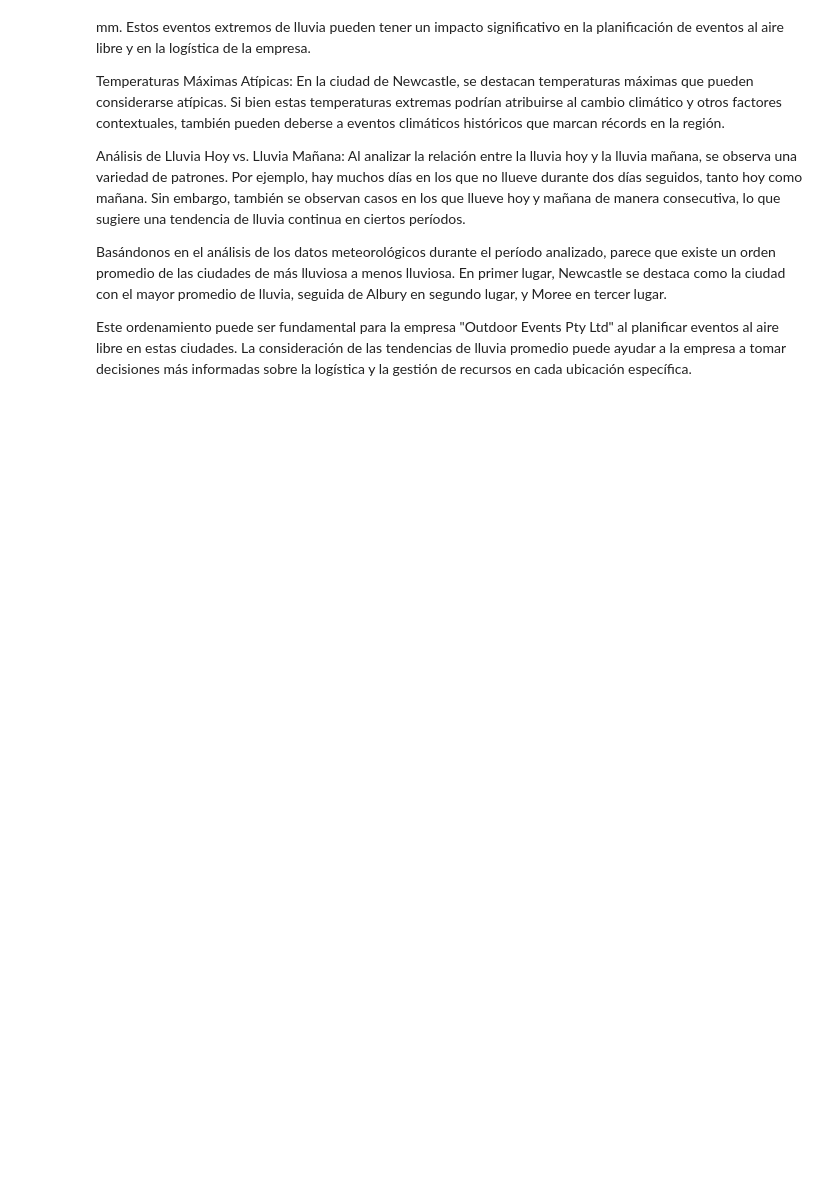
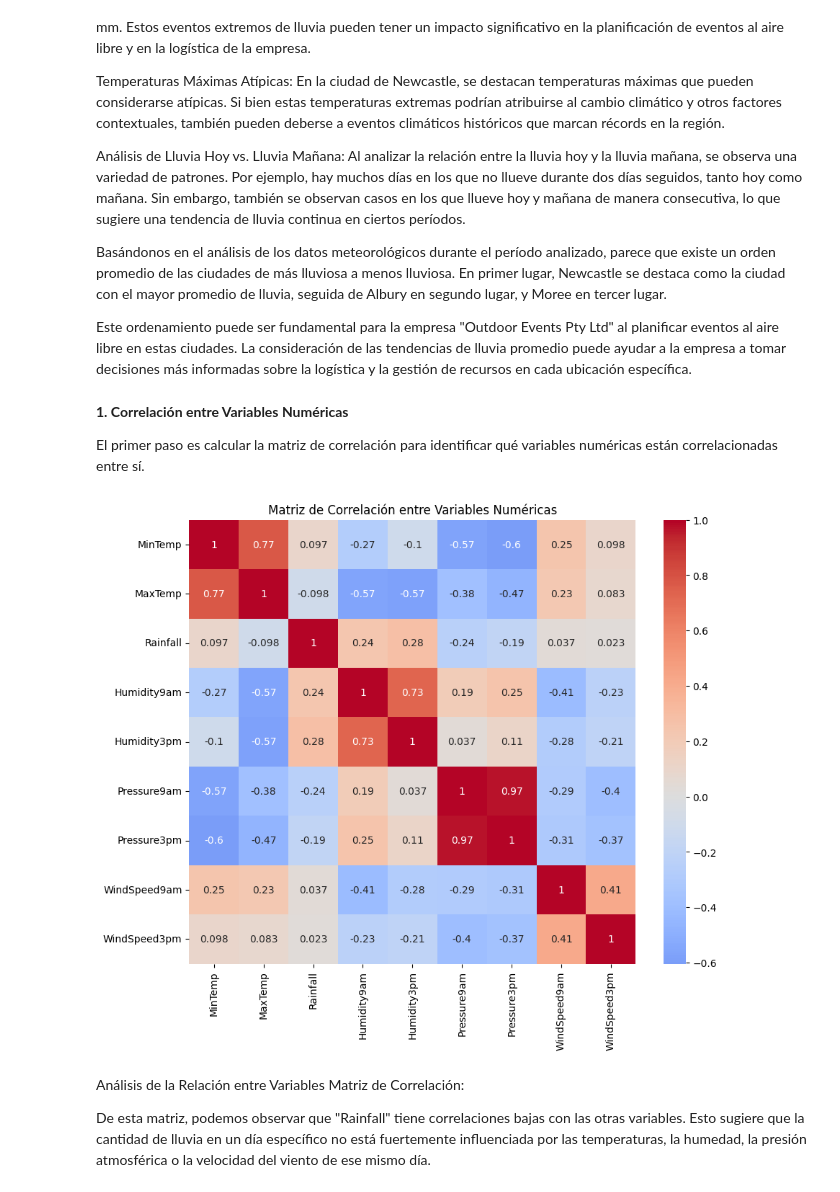
Before and after one commit to Augustogrecco/Cursocoderhouse, a Jupyter notebook: Proyecto_final_Grecco_DS.ipynb, the cells around one changed output. Saved outputs shown, nothing was run; the diff lists cells and outputs as text; code cells hidden in the pictures; blank space fills up the shorter version.

```diff
--- a/Proyecto_final_Grecco_DS.ipynb
+++ b/Proyecto_final_Grecco_DS.ipynb
@@ -332,3 +332,27 @@ Análisis de Lluvia Hoy vs. Lluvia Mañana: Al analizar la relación entre la ll
 Basándonos en el análisis de los datos meteorológicos durante el período analizado, parece que existe un orden promedio de las ciudades de más lluviosa a menos lluviosa. En primer lugar, Newcastle se destaca como la ciudad con el mayor promedio de lluvia, seguida de Albury en segundo lugar, y Moree en tercer lugar.
 
 Este ordenamiento puede ser fundamental para la empresa "Outdoor Events Pty Ltd" al planificar eventos al aire libre en estas ciudades. La consideración de las tendencias de lluvia promedio puede ayudar a la empresa a tomar decisiones más informadas sobre la logística y la gestión de recursos en cada ubicación específica.
+# %% [markdown]
+**1. Correlación entre Variables Numéricas**
+
+El primer paso es calcular la matriz de correlación para identificar qué variables numéricas están correlacionadas entre sí.
+# %%
+import seaborn as sns
+import matplotlib.pyplot as plt
+
+# Calcular la matriz de correlación
+corr_matrix = data[['MinTemp', 'MaxTemp', 'Rainfall', 'Humidity9am', 'Humidity3pm',
+                    'Pressure9am', 'Pressure3pm', 'WindSpeed9am', 'WindSpeed3pm']].corr()
+
+# Visualizar la matriz de correlación
+plt.figure(figsize=(10, 8))
+sns.heatmap(corr_matrix, annot=True, cmap='coolwarm', center=0)
+plt.title('Matriz de Correlación entre Variables Numéricas')
+plt.show()
+# %% [output]
+[figure, added]
+# %% [markdown]
+Análisis de la Relación entre Variables
+Matriz de Correlación:
+
+De esta matriz, podemos observar que "Rainfall" tiene correlaciones bajas con las otras variables. Esto sugiere que la cantidad de lluvia en un día específico no está fuertemente influenciada por las temperaturas, la humedad, la presión atmosférica o la velocidad del viento de ese mismo día.
```
Also changed, not shown: parts of 13 cells of this notebook.
